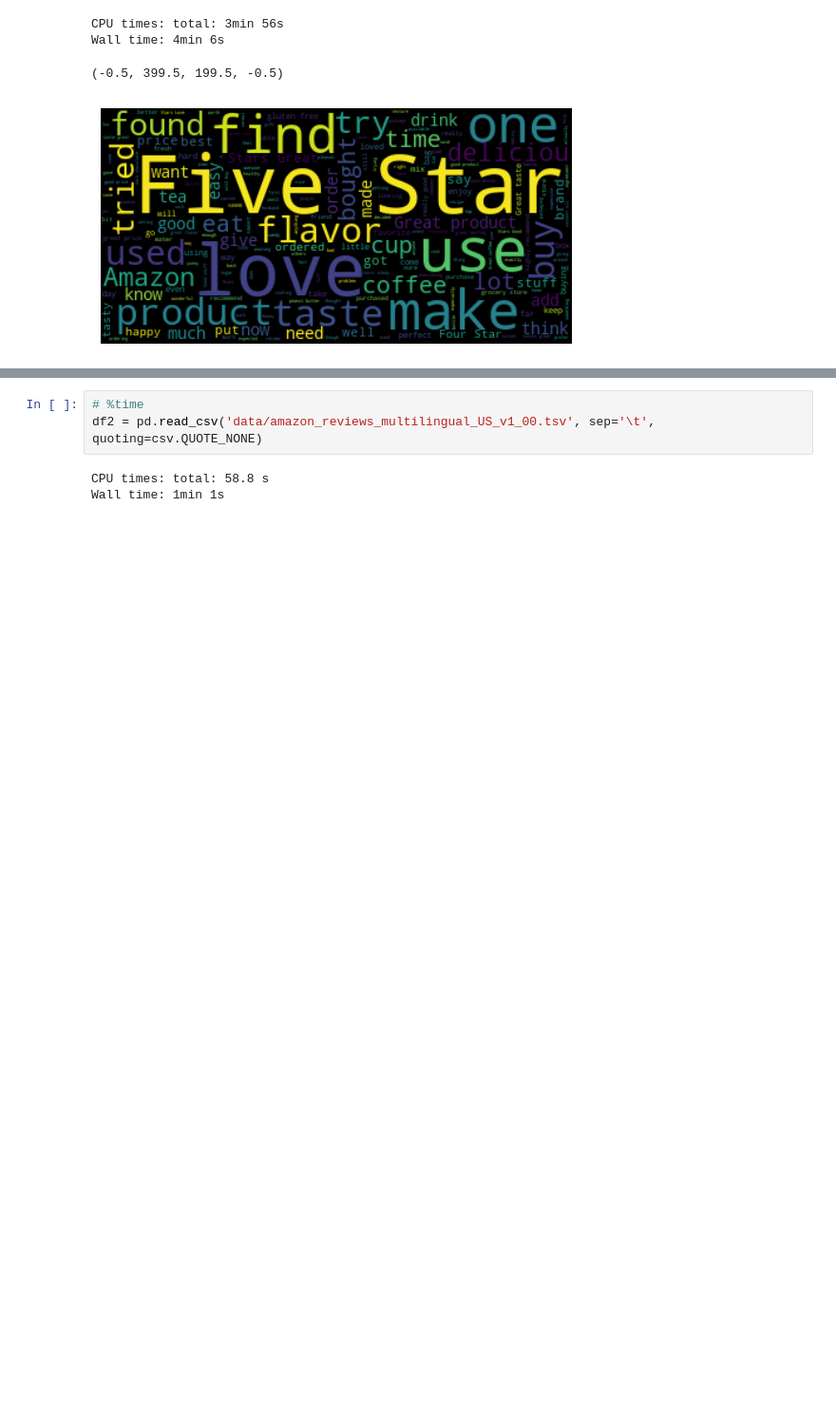
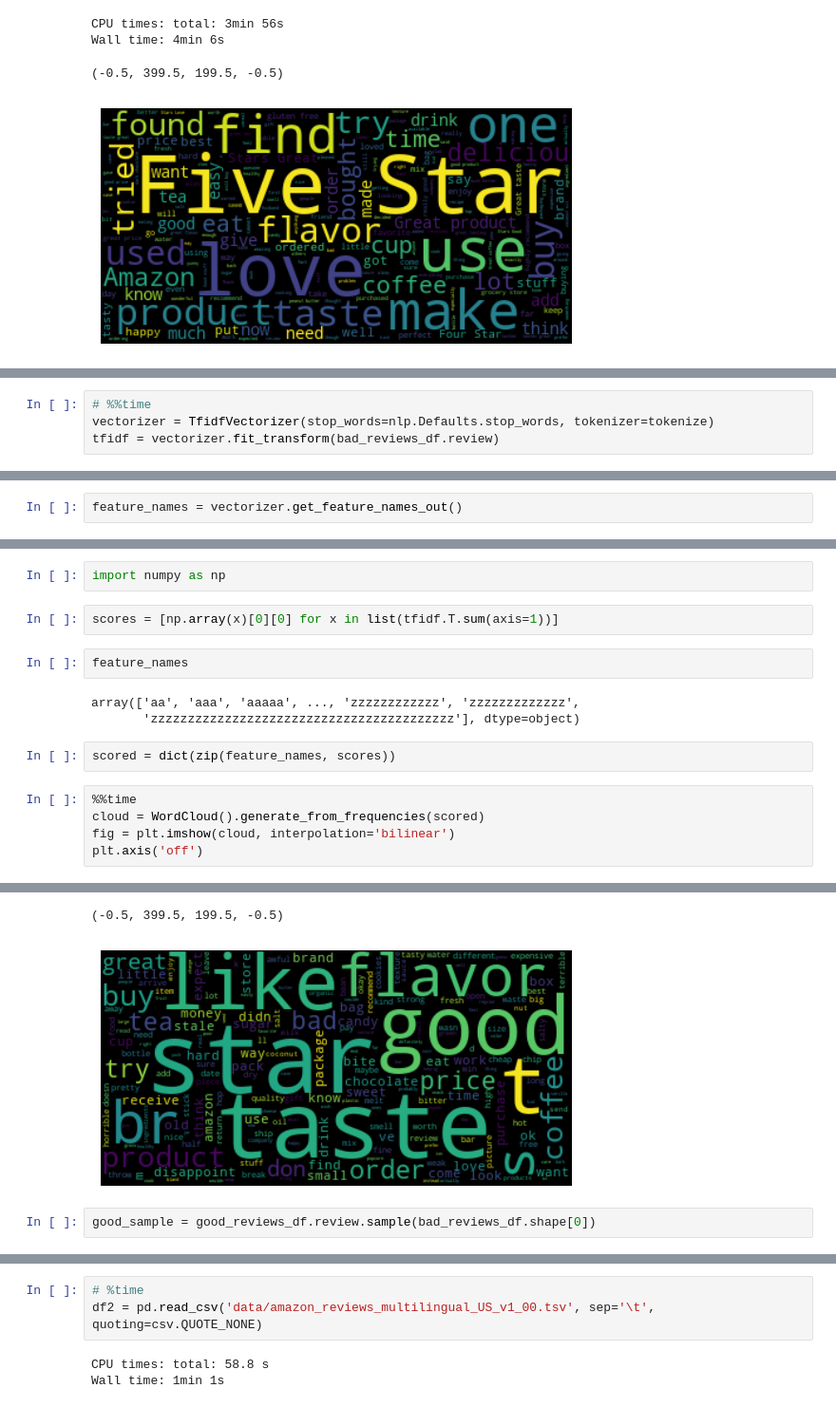
Before and after one commit to yksnilowyrahcaz/Product_Reviews_Analysis, a Jupyter notebook: eda.ipynb, the cells around one changed output, grey strips where cells are left out. Shown at 95% size. Cells and saved outputs as stored; diff of their text form; blank space fills up the shorter version.

```diff
--- a/eda.ipynb
+++ b/eda.ipynb
@@ -615,0 +700,4 @@ df.head()
+# %%
+# %%time
+vectorizer = TfidfVectorizer(stop_words=nlp.Defaults.stop_words, tokenizer=tokenize)
+tfidf = vectorizer.fit_transform(bad_reviews_df.review)
@@ -615,0 +712,2 @@ df.head()
+# %%
+feature_names = vectorizer.get_feature_names_out()
@@ -615,0 +731,17 @@ df.head()
+# %%
+import numpy as np
+# %%
+scores = [np.array(x)[0][0] for x in list(tfidf.T.sum(axis=1))]
+# %%
+feature_names
+# %% [output]
+array(['aa', 'aaa', 'aaaaa', ..., 'zzzzzzzzzzzz', 'zzzzzzzzzzzzz',
+       'zzzzzzzzzzzzzzzzzzzzzzzzzzzzzzzzzzzzzzzzz'], dtype=object)
+# %%
+scored = dict(zip(feature_names, scores))
+# %%
+%%time
+cloud = WordCloud().generate_from_frequencies(scored)
+fig = plt.imshow(cloud, interpolation='bilinear')
+plt.axis('off')
+# %% [output]
@@ -615,0 +750,4 @@ df.head()
+(-0.5, 399.5, 199.5, -0.5)
+[figure, added]
+# %%
+good_sample = good_reviews_df.review.sample(bad_reviews_df.shape[0])
```
Also changed, not shown: parts of 37 cells of this notebook, 4 other files.
